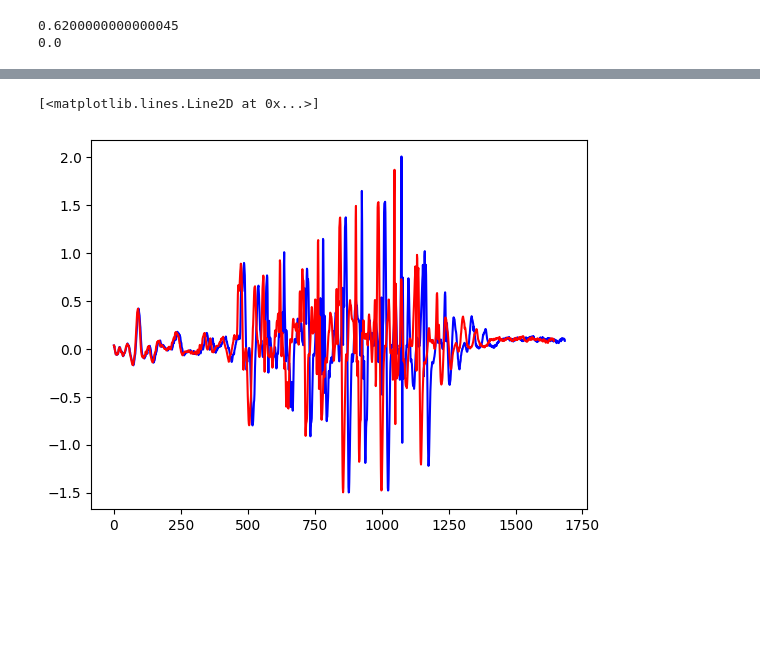
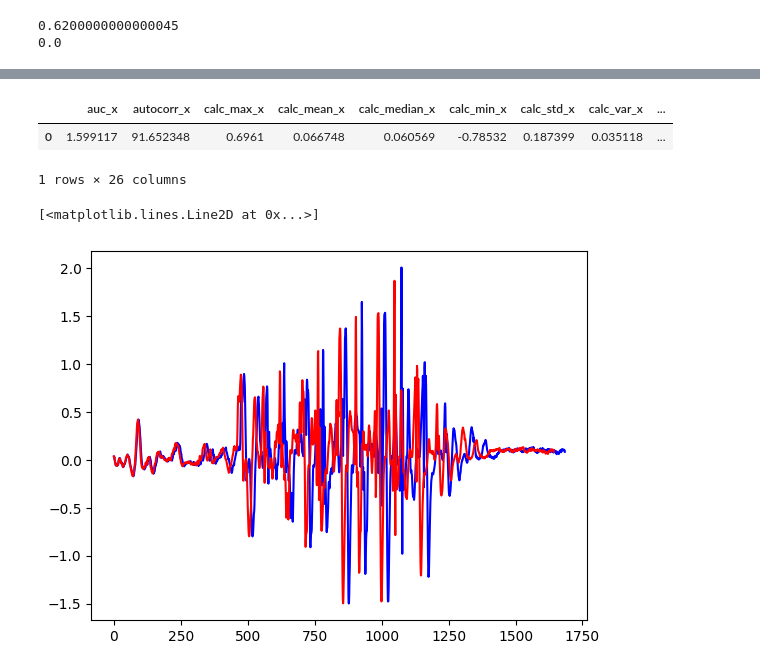
Before and after one commit to SmearyTundra/slhd-challenge, a Jupyter notebook: notebooks/clean_data.ipynb, the cells around one changed output, grey strips where cells are left out. Cells and saved outputs as stored; diff of their text form; code cells hidden in the pictures; blank space fills up the shorter version.

```diff
--- a/notebooks/clean_data.ipynb
+++ b/notebooks/clean_data.ipynb
@@ -38,0 +72,25 @@ print(np.min(v_min)) # Problema con qualche serie temporale in cui i tempi vengo
+# %%
+def calc_features(df):
+    f = Features()
+    attrs = (getattr(f, name) for name in dir(f))
+    methods = filter(inspect.ismethod, attrs)
+    df_features = pd.DataFrame()
+
+    for signals in df:
+        names = []
+        values = []
+        for columns in signals.columns[:-1]:
+            signal = np.array(signals[columns])
+            for method in methods:
+                names.append(method.__name__ + '_' + columns)
+                values.append(getattr(f, method.__name__)(signal))
+
+        df_new = pd.DataFrame(values, index=names).T
+        if df_features.empty:
+            df_features = df_new
+        else:
+            df_features = pd.concat([df_features,df_new])
+
+    return df_features
+# %%
+ans = calc_features(df)
@@ -39,3 +115,9 @@ print(np.min(v_min)) # Problema con qualche serie temporale in cui i tempi vengo
+# %%
+ans
+# %% [output]
+|  | auc_x | autocorr_x | calc_max_x | calc_mean_x | calc_median_x | calc_min_x | calc_std_x | calc_var_x | ... |
+| 0 | 1.599117 | 91.652348 | 0.6961 | 0.066748 | 0.060569 | -0.78532 | 0.187399 | 0.035118 | ... |
+1 rows × 26 columns
 # %%
 def pre_process_data(data_acc, fs):
     """This function interpolates the accelerometer and gyroscope data to
```
Also changed, not shown: parts of 6 cells of this notebook, 3 other files.
